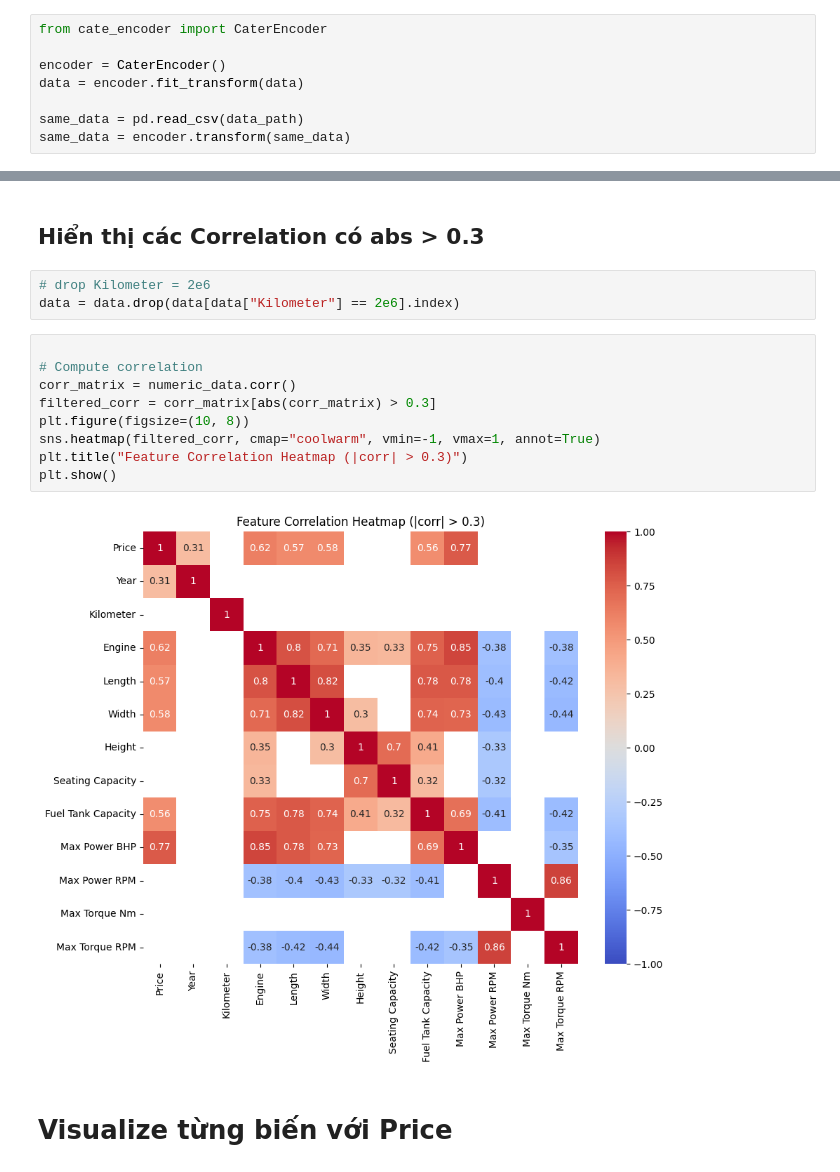
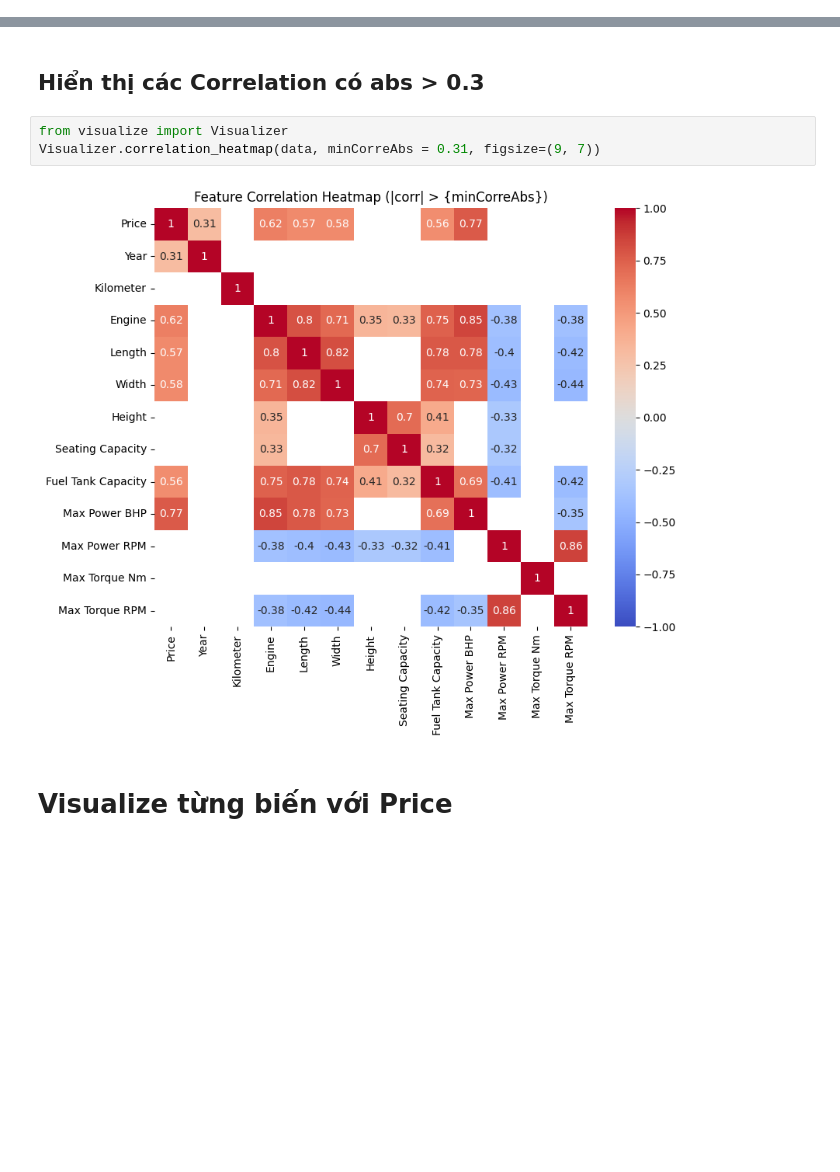
Before and after one commit to p1neapplechoco/LAB1-MML, a Jupyter notebook: visualize.ipynb, the cells around one changed output, grey strips where cells are left out. Drawn from its saved outputs; the diff is of its cells as text; blank space fills up the shorter version.

```diff
--- a/visualize.ipynb
+++ b/visualize.ipynb
@@ -35,8 +32,0 @@ numeric_data = data.select_dtypes(include=['number'])
-# %%
-from cate_encoder import CaterEncoder
-
-encoder = CaterEncoder()
-data = encoder.fit_transform(data)
-
-same_data = pd.read_csv(data_path)
-same_data = encoder.transform(same_data)
@@ -48,19 +34,10 @@ Same
 # Visualizing
 # %% [markdown]
 ## Hiển thị các Correlation có abs > 0.3
-# %%
-# drop Kilometer = 2e6
-data = data.drop(data[data["Kilometer"] == 2e6].index)
-# %%
-
-# Compute correlation
-corr_matrix = numeric_data.corr()
-filtered_corr = corr_matrix[abs(corr_matrix) > 0.3]
-plt.figure(figsize=(10, 8))
-sns.heatmap(filtered_corr, cmap="coolwarm", vmin=-1, vmax=1, annot=True)
-plt.title("Feature Correlation Heatmap (|corr| > 0.3)")
-plt.show()
-# %% [output]
-[figure, removed]
+# %%
+from visualize import Visualizer
+Visualizer.correlation_heatmap(data, minCorreAbs = 0.31, figsize=(9, 7))
+# %% [output]
+[figure, added]
 # %% [markdown]
 # Visualize từng biến với Price
```
Also changed, not shown: parts of 4 cells of this notebook, 2 other files.
